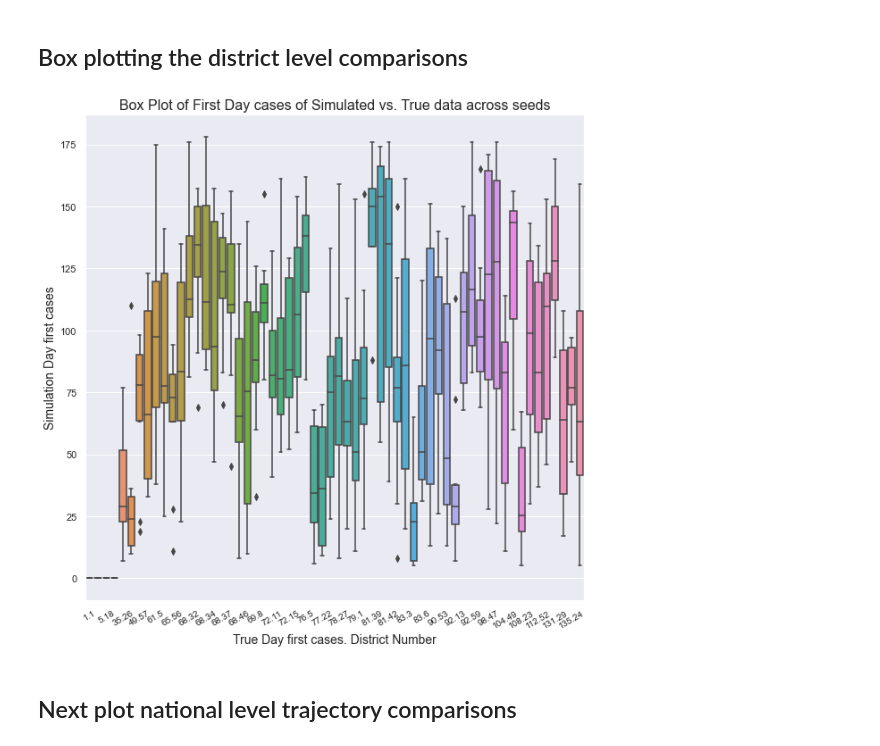
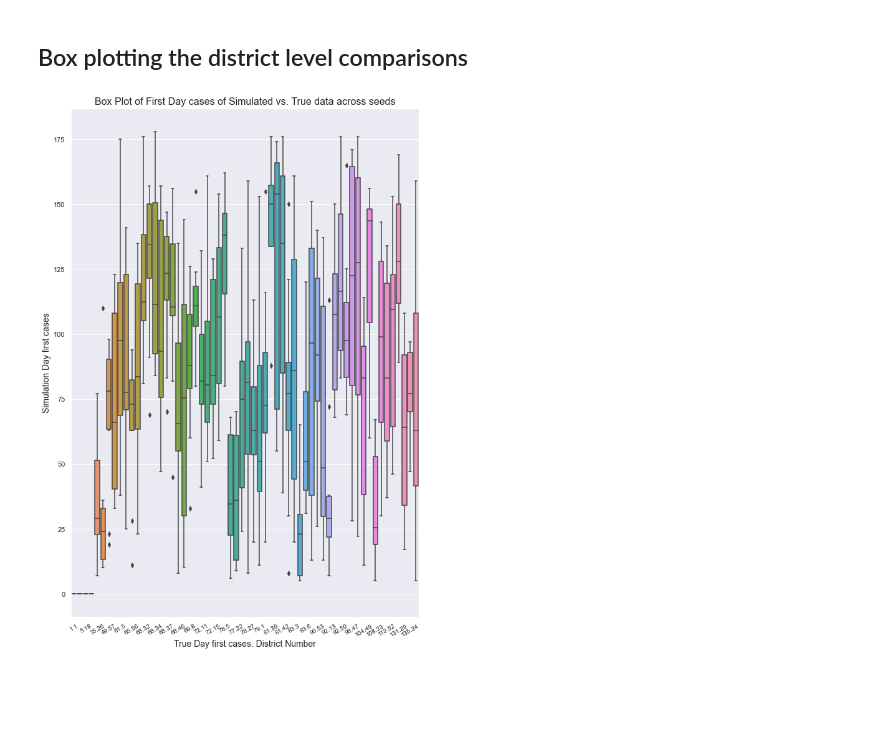
Before and after one commit to dime-worldbank/Disease-Modelling-SSA, a Jupyter notebook: notebooks/Sensitivity_analysis.ipynb, the cells around one changed output. Drawn from its saved outputs; the diff is of its cells as text; code cells hidden in the pictures; blank space fills up the shorter version.

```diff
--- a/notebooks/Sensitivity_analysis.ipynb
+++ b/notebooks/Sensitivity_analysis.ipynb
@@ -124,17 +236,18 @@ cases.head()
 | 308 | 5 | d_2 | 0 | 0 | 0 | 1 | ... |
 # %%
 # keep the min time value by district equivalent to first case by district
-byDistric = cases.groupby(['seed','districtId']).agg({'time': 'min'})
-byDistric.sort_values(by="time")
+first_cases = cases.groupby(['seed','districtId']).agg({'time': 'min'})
+first_cases.sort_values(by="time")
 
 # sophie adding want to rename 'time' to denote the day of simulation
-byDistric.rename(columns={'time':'simDay_firstcase'}, inplace=True)
+first_cases.rename(columns={'time':'simDay_firstcase'}, inplace=True)
 
 #add variables to denote seed of the run, beta value & no. days
-byDistric['beta'] = beta
-byDistric['run_length']= run_length
+files= [first_cases]
+for x in files:
+    x ['beta'] = beta
+    x ['run_length']= run_length
+    x.reset_index(level=['districtId', 'seed'], inplace=True)
 
-#create a dataframe of this that I can aggregate afterwards
-byDistric.to_csv(path_output+'first_cases_10runs.csv')
-byDistric.reset_index(level=['districtId','seed'], inplace=True)
-byDistric.head()
+# #create a dataframe of this that I can aggregate afterwards
+first_cases.to_csv(path_output+'first_cases_10runs.csv')
@@ -162,7 +268,7 @@ g_data.head()
 # m:1 merge on this data (in true/gold data, we have all 60 districts uniquely)
 # note the gold data will get replicated across all 10 seeds if works correctly
 # join the simulated and gold standard data based on the district ID
-ema_plus_gold = pd.merge (byDistric, g_data, on = 'districtId', how='outer', validate='many_to_one')
+ema_plus_gold = pd.merge (first_cases, g_data, on = 'districtId', how='outer', validate='many_to_one')
 ema_plus_gold.head(20)
 
 # for the true first days for which there are multiple districts, I need to separate them out. e.g. day 1: Harare=1.1 + Buluwayo=1.2
@@ -185,40 +291,38 @@ ema_plus_gold.head()
 # %% [markdown]
 ## Box plotting the district level comparisons
 # %%
-fig, ax = plt.subplots (figsize = (10, 10))
+fig, ax = plt.subplots (figsize = (10, 15))
 ax = sns.boxplot(
                 x='trueDay_sep',
                 y='simDay_firstcase',
                 data=ema_plus_gold)
 ax.axes.set_title("Box Plot of First Day cases of Simulated vs. True data across seeds", fontsize=16)
 ax.set_xlabel("True Day first cases. District Number", fontsize=14)
 ax.set_ylabel("Simulation Day first cases", fontsize=14)
 
 
 # make sure x axis labels are visible
 ax.set_xticklabels(ax.get_xticklabels(),rotation = 30, size = 10)
 xticks=ax.xaxis.get_major_ticks()
 for i in range(len(xticks)):
     if i%2==1:
         xticks[i].set_visible(False)
 
 from matplotlib.ticker import FormatStrFormatter
 #ax.xaxis.set_major_formatter(FormatStrFormatter('%.2f'))
 
 #put on same scale
 # ax.set(xlim=(0, 179), ylim=(0, 179)) # in true day the max first day is 136, in sim the max first day is 179
 # xl, yl = [0,179], [0,179]
 # sns.lineplot(xl, yl, linestyle='--', color='red')
 
 # Be sure to only pick integer tick locations.
 # import matplotlib.ticker as ticker
 
 # for axis in [ax.xaxis, ax.yaxis]:
 #     axis.set_major_locator(ticker.MaxNLocator(integer=True))
 
 plt.savefig(path+'plots/district/box_plots/first_cases_dist_10seeds_016_180.png')
 # Nice example code here https://stackabuse.com/seaborn-box-plot-tutorial-and-examples/
 # %% [output]
-[figure, old version]
+[figure, new version]
-# %% [markdown]
-## Next plot national level trajectory comparisons
```
Also changed, not shown: parts of 15 cells of this notebook, 2 other files.
